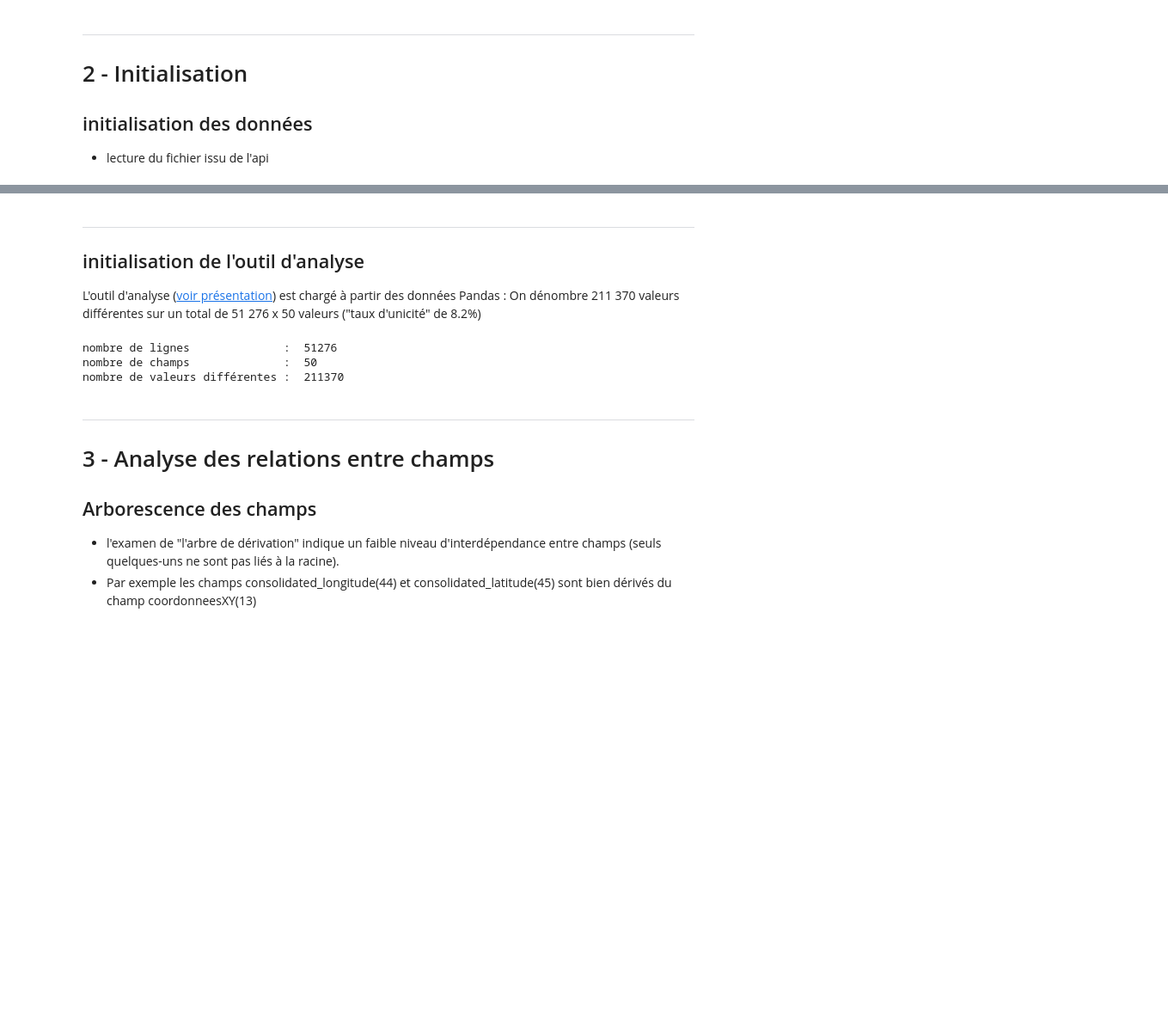
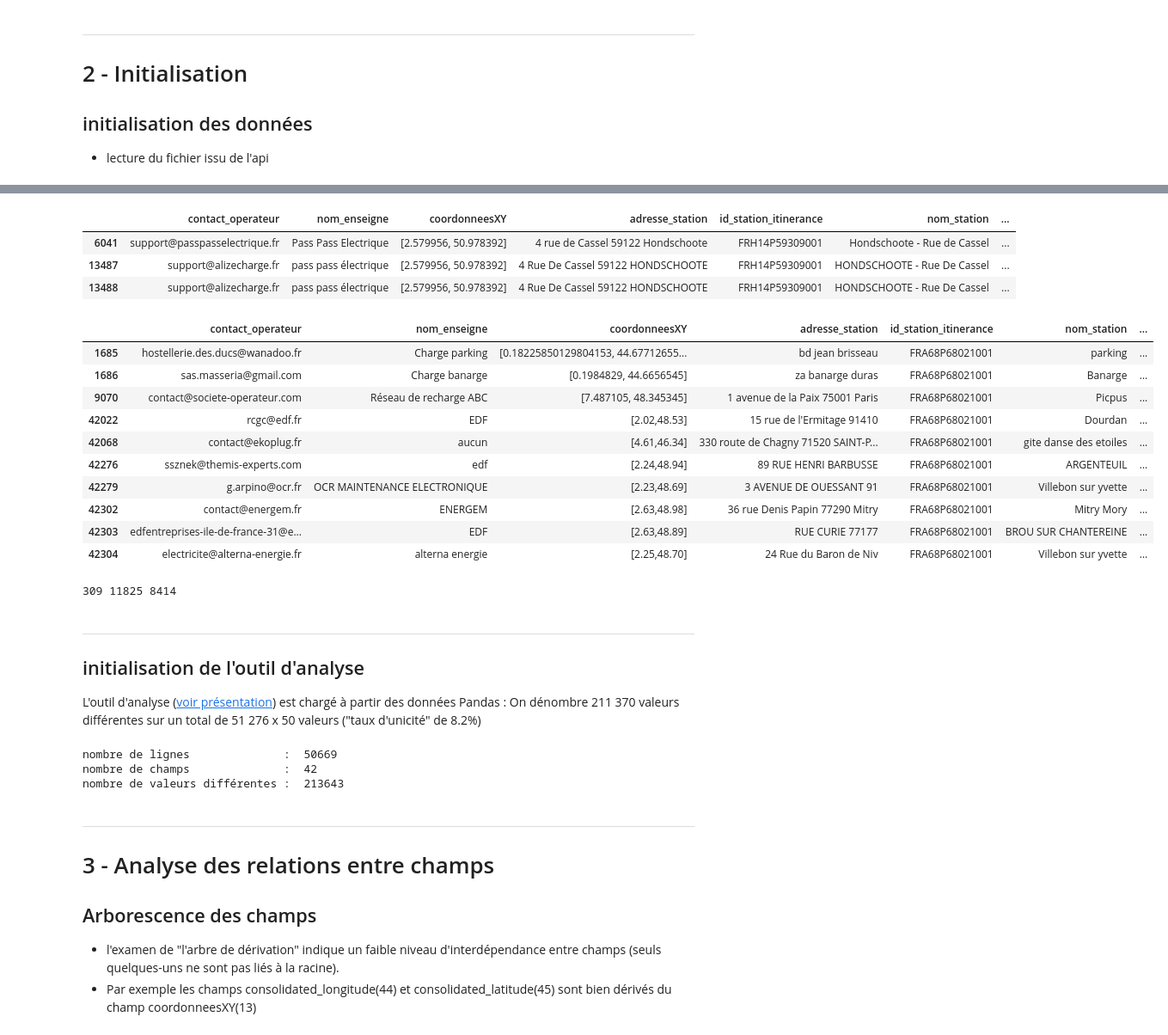
Before and after one commit to loco-philippe/Environmental-Sensing, a Jupyter notebook: python/Validation/irve/IRVE-v3.ipynb, the cells around one changed output, grey strips where cells are left out. Shown: that part at 86% size. Drawn from its saved outputs; the diff is of its cells as text; code cells hidden in the pictures; blank space fills up the shorter version.

Commit message:
IRVE maj

```diff
--- a/python/Validation/irve/IRVE-v3.ipynb
+++ b/python/Validation/irve/IRVE-v3.ipynb
@@ -69,7 +69,7 @@ res = {}
 chemin = 'https://raw.githubusercontent.com/loco-philippe/Environmental-Sensing/main/python/Validation/irve/'
 res['date'] = '2023-03-03'
 file = 'consolidation-etalab-schema-irve-statique-v-2.2.0-20230303.csv'
-data = pd.read_csv(chemin + file, sep=',', low_memory=False)
-res['len_data'] = len(data)
-print('data : ', res['len_data'])
+irve = pd.read_csv(chemin + file, sep=',', low_memory=False)
+res['len_irve'] = len(irve)
+print('irve : ', res['len_irve'])
 # %% [output]
@@ -81,0 +77,22 @@ data3['id'] = list(range(len(data3)))
+# %%
+relations = ['contact_operateur', 'nom_enseigne', 'coordonneesXY', 'adresse_station', 'id_station_itinerance', 'nom_station',
+           'implantation_station', 'nbre_pdc', 'condition_acces', 'horaires', 'station_deux_roues', 'id_pdc_itinerance',
+           'date_maj', 'last_modified']
+champs = ['contact_operateur', 'nom_enseigne', 'coordonneesXY', 'adresse_station', 'id_station_itinerance', 'nom_station',
+           'implantation_station', 'nbre_pdc', 'condition_acces', 'horaires', 'station_deux_roues', 'id_pdc_itinerance',
+           'puissance_nominale', 'prise_type_ef', 'prise_type_2', 'prise_type_combo_ccs', 'prise_type_chademo',
+           'prise_type_autre', 'paiement_acte', 'paiement_autre', 'reservation',  'accessibilite_pmr', 'restriction_gabarit',
+           'date_maj', 'last_modified']
+# %%
+data = irve.loc[:, champs]
+data[['id_station_itinerance','id_pdc_itinerance']] = data[['id_station_itinerance','id_pdc_itinerance']].astype('string')
+#data[['last_modified','date_maj']] = data[['last_modified','date_maj']].astype('datetime64')
+data['non_concerne'] = data['id_station_itinerance'].str.contains('oncern') | data['id_pdc_itinerance'].str.contains('oncern')
+non_concerne = data[data['non_concerne']].loc[:, champs].reset_index()
+itinerance = data[data['non_concerne'] == False].loc[:, champs].reset_index()
+print(len(non_concerne), len(itinerance))
+
+itinerance_maj = itinerance.sort_values(by='date_maj').drop_duplicates('id_pdc_itinerance', keep='last').reset_index(drop=True)
+print(len(itinerance_maj))
+#idxs2 = Ilist.obj(data2)
+#print(itinerance.dtypes)
@@ -82,10 +260,38 @@ data3['id'] = list(range(len(data3)))
+# %%
+itinerance_maj.loc[itinerance_maj.id_station_itinerance == 'FRH14P59309001', relations]
+# %% [output]
+|  | contact_operateur | nom_enseigne | coordonneesXY | adresse_station | id_station_itinerance | nom_station | ... |
+| 6041 | support@passpasselectrique.fr | Pass Pass Electrique | [2.579956, 50.978392] | 4 rue de Cassel 59122 Hondschoote | FRH14P59309001 | Hondschoote - Rue de Cassel | ... |
+| 13487 | support@alizecharge.fr | pass pass électrique | [2.579956, 50.978392] | 4 Rue De Cassel 59122 HONDSCHOOTE | FRH14P59309001 | HONDSCHOOTE - Rue De Cassel | ... |
+| 13488 | support@alizecharge.fr | pass pass électrique | [2.579956, 50.978392] | 4 Rue De Cassel 59122 HONDSCHOOTE | FRH14P59309001 | HONDSCHOOTE - Rue De Cassel | ... |
+# %%
+FRA68P68021001 = itinerance[itinerance.id_station_itinerance == 'FRA68P68021001']
+FRA68P68021001.loc[:, relations]
+# %% [output]
+|  | contact_operateur | nom_enseigne | coordonneesXY | adresse_station | id_station_itinerance | nom_station | ... |
+| 1685 | hostellerie.des.ducs@wanadoo.fr | Charge parking | [0.18225850129804153, 44.67712655... | bd jean brisseau | FRA68P68021001 | parking | ... |
+| 1686 | sas.masseria@gmail.com | Charge banarge | [0.1984829, 44.6656545] | za banarge duras | FRA68P68021001 | Banarge | ... |
+| 9070 | contact@societe-operateur.com | Réseau de recharge ABC | [7.487105, 48.345345] | 1 avenue de la Paix 75001 Paris | FRA68P68021001 | Picpus | ... |
+| 42022 | rcgc@edf.fr | EDF | [2.02,48.53] | 15 rue de l'Ermitage 91410 | FRA68P68021001 | Dourdan | ... |
+| 42068 | contact@ekoplug.fr | aucun | [4.61,46.34] | 330 route de Chagny 71520 SAINT-P... | FRA68P68021001 | gite danse des etoiles | ... |
+| 42276 | ssznek@themis-experts.com | edf | [2.24,48.94] | 89 RUE HENRI BARBUSSE | FRA68P68021001 | ARGENTEUIL | ... |
+| 42279 | g.arpino@ocr.fr | OCR MAINTENANCE ELECTRONIQUE | [2.23,48.69] | 3 AVENUE DE OUESSANT 91 | FRA68P68021001 | Villebon sur yvette | ... |
+| 42302 | contact@energem.fr | ENERGEM | [2.63,48.98] | 36 rue Denis Papin 77290 Mitry | FRA68P68021001 | Mitry Mory | ... |
+| 42303 | edfentreprises-ile-de-france-31@e... | EDF | [2.63,48.89] | RUE CURIE 77177 | FRA68P68021001 | BROU SUR CHANTEREINE | ... |
+| 42304 | electricite@alterna-energie.fr | alterna energie | [2.25,48.70] | 24 Rue du Baron de Niv | FRA68P68021001 | Villebon sur yvette | ... |
+# %%
+coupled = ~itinerance['coordonneesXY - id_station_itinerance'] & ~itinerance['id_station_itinerance - coordonneesXY']
+print(coupled.sum(), len(coupled) - itinerance['coordonneesXY - id_station_itinerance'].sum(),
+      len(coupled) - itinerance['id_station_itinerance - coordonneesXY'].sum())
+# %% [output]
+309 11825 8414
 # %% [markdown]
 ----
 ## initialisation de l'outil d'analyse
 L'outil d'analyse ([voir présentation](https://github.com/loco-philippe/Environmental-Sensing/blob/main/documentation/FR_tabular_structure.ipynb)) est chargé à partir des données Pandas :
 On dénombre 211 370 valeurs différentes sur un total de 51 276 x 50 valeurs ("taux d'unicité" de 8.2%)
 # %%
-idxs = Ilist.obj(data)
+idxs = Ilist.obj(itinerance)
 res['lignes_data'] = len(idxs)
 res['champs_data'] = len(idxs.idxlen)
 res['unique_data'] = sum(idxs.idxlen)
@@ -93,9 +299,9 @@ print('nombre de lignes              : ', res['lignes_data'])
 print('nombre de champs              : ', res['champs_data'])
 print('nombre de valeurs différentes : ', res['unique_data'])
 # %% [output]
-nombre de lignes              :  51276
-nombre de champs              :  50
-nombre de valeurs différentes :  211370
+nombre de lignes              :  50669
+nombre de champs              :  42
+nombre de valeurs différentes :  213643
 # %% [markdown]
 _________________
 # 3 - Analyse des relations entre champs
```
Also changed, not shown: parts of 18 cells of this notebook.
